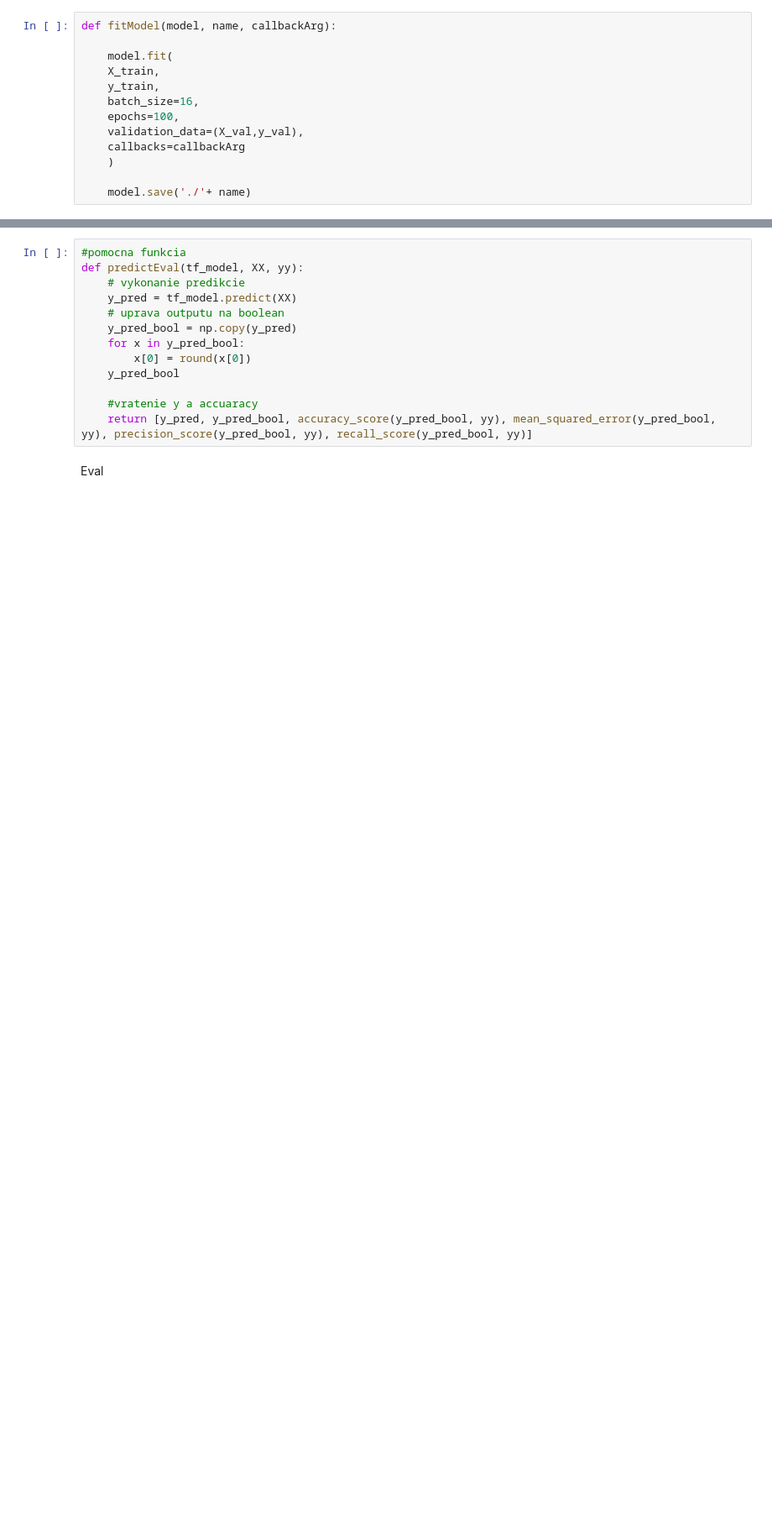
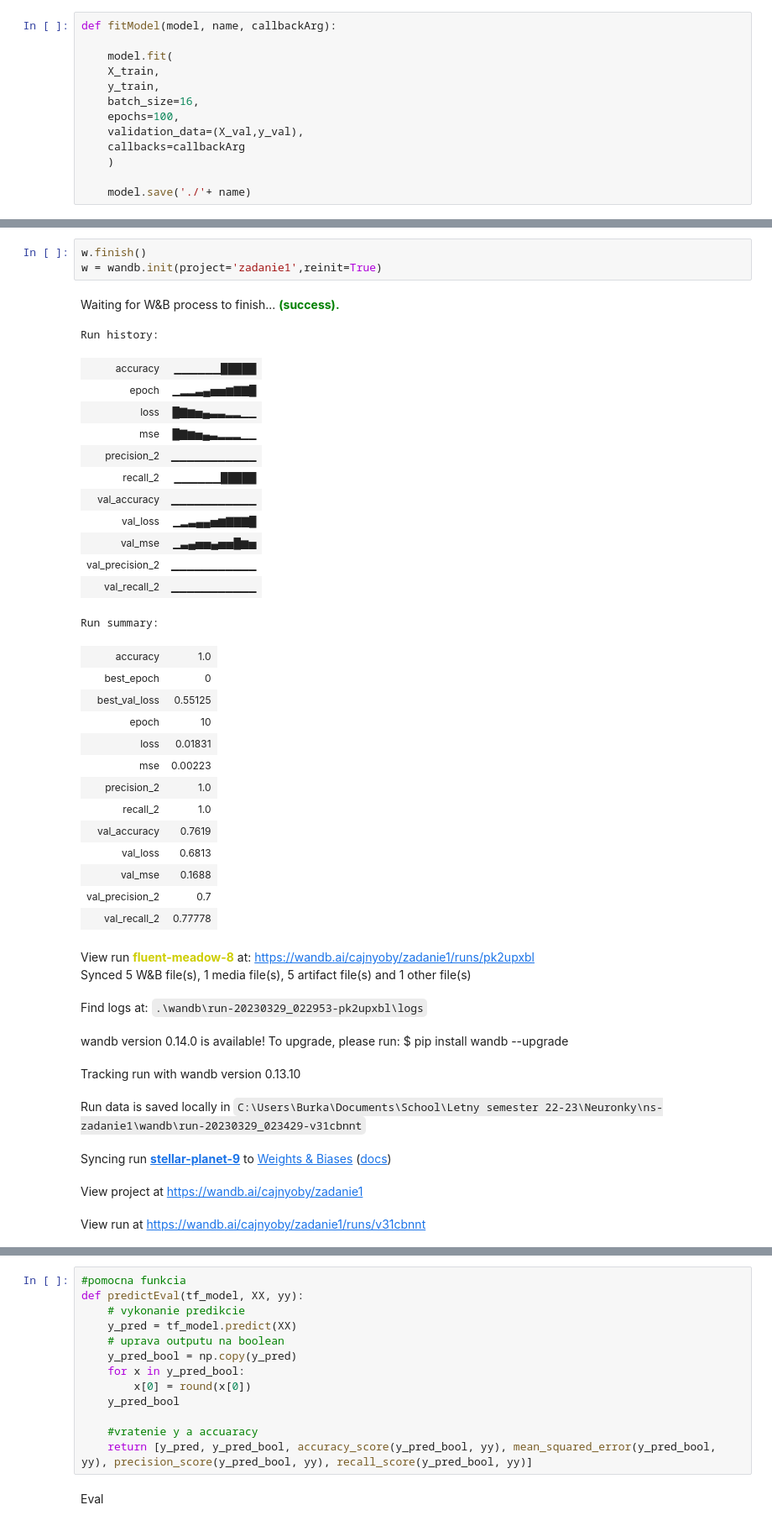
Before and after one commit to Rudolf420/ns-zadanie1, a Jupyter notebook: Zadanie1.ipynb, the cells around one changed output, grey strips where cells are left out. Shown: that part at 84% size. Saved outputs shown, nothing was run; the diff lists cells and outputs as text; blank space fills up the shorter version.

```diff
--- a/Zadanie1.ipynb
+++ b/Zadanie1.ipynb
@@ -273 +268,41 @@ INFO:tensorflow:Assets written to: ./model3/assets
+# %%
+w.finish()
+w = wandb.init(project='zadanie1',reinit=True)
+# %% [output]
+Waiting for W&B process to finish... (success).
+Run history:
+| accuracy | ▁▁▁▁▁▁█████ |
+| epoch | ▁▂▂▃▄▅▅▆▇▇█ |
+| loss | █▇▆▅▄▃▃▂▂▁▁ |
+| mse | █▇▆▅▄▃▂▂▂▁▁ |
+| precision_2 | ▁▁▁▁▁▁▁▁▁▁▁ |
+| recall_2 | ▁▁▁▁▁▁█████ |
+| val_accuracy | ▁▁▁▁▁▁▁▁▁▁▁ |
+| val_loss | ▁▂▃▄▄▅▆▇▇▇█ |
+| val_mse | ▁▃▄▅▅▄▅▅█▆▅ |
+| val_precision_2 | ▁▁▁▁▁▁▁▁▁▁▁ |
+| val_recall_2 | ▁▁▁▁▁▁▁▁▁▁▁ |
+Run summary:
+| accuracy | 1.0 |
+| best_epoch | 0 |
+| best_val_loss | 0.55125 |
+| epoch | 10 |
+| loss | 0.01831 |
+| mse | 0.00223 |
+| precision_2 | 1.0 |
+| recall_2 | 1.0 |
+| val_accuracy | 0.7619 |
+| val_loss | 0.6813 |
+| val_mse | 0.1688 |
+| val_precision_2 | 0.7 |
+| val_recall_2 | 0.77778 |
+View run fluent-meadow-8 at: https://wandb.ai/cajnyoby/zadanie1/runs/pk2upxbl
+Synced 5 W&B file(s), 1 media file(s), 5 artifact file(s) and 1 other file(s)
+Find logs at: .\wandb\run-20230329_022953-pk2upxbl\logs
+wandb version 0.14.0 is available! To upgrade, please run: $ pip install wandb --upgrade
+Tracking run with wandb version 0.13.10
+Run data is saved locally in C:\Users\Burka\Documents\School\Letny semester 22-23\Neuronky\ns-zadanie1\wandb\run-20230329_023429-v31cbnnt
+Syncing run stellar-planet-9 to Weights & Biases (docs)
+View project at https://wandb.ai/cajnyoby/zadanie1
+View run at https://wandb.ai/cajnyoby/zadanie1/runs/v31cbnnt
 # %%
```
Also changed, not shown: parts of 24 cells of this notebook, 25 other files.
